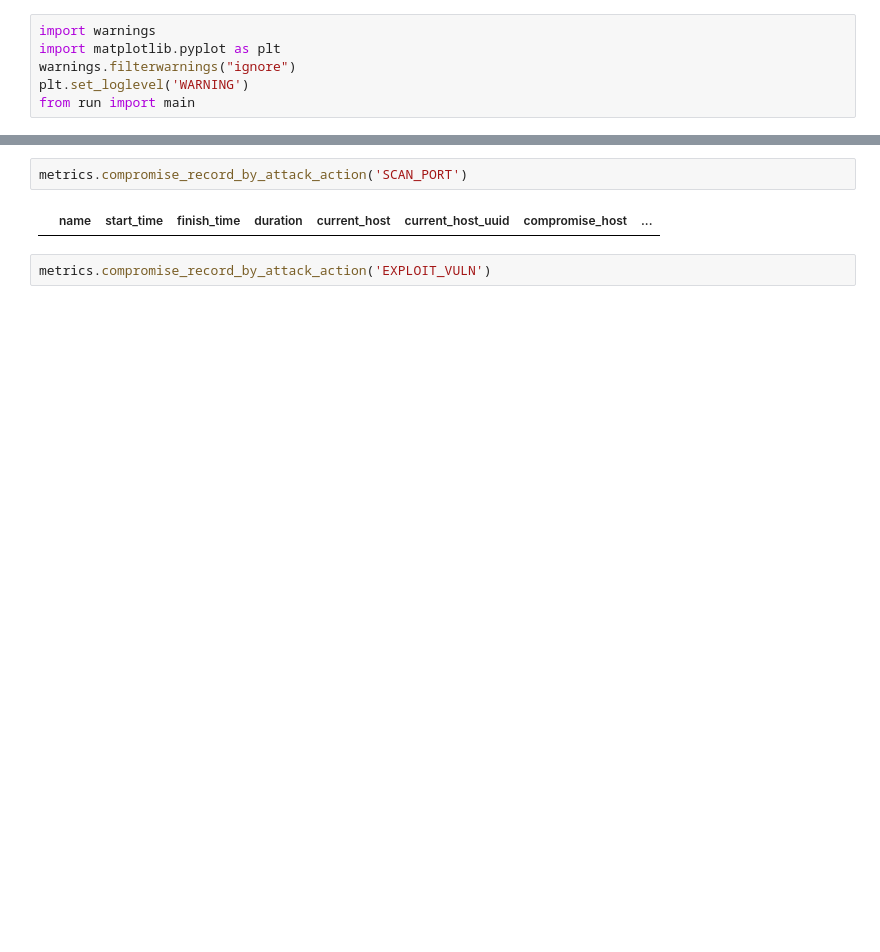
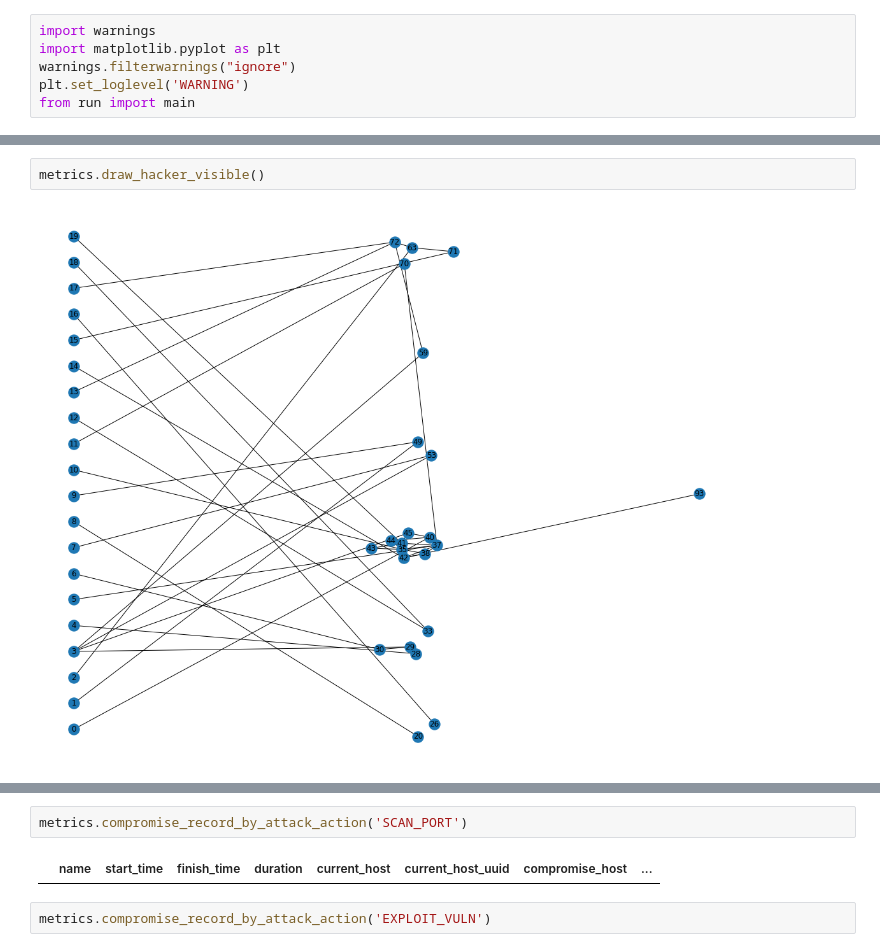
Before and after one commit to yuanyuan2000/MTDGame, a Jupyter notebook: simulation.ipynb, the cells around one changed output, grey strips where cells are left out. Drawn from its saved outputs; the diff is of its cells as text; blank space fills up the shorter version.

```diff
--- a/simulation.ipynb
+++ b/simulation.ipynb
@@ -32,0 +37,4 @@ Adversary: Start ENUM_HOST at 2992.6s.
+# %%
+metrics.draw_hacker_visible()
+# %% [output]
+[figure, added]
```
Also changed, not shown: parts of 10 cells of this notebook, 12 other files.
